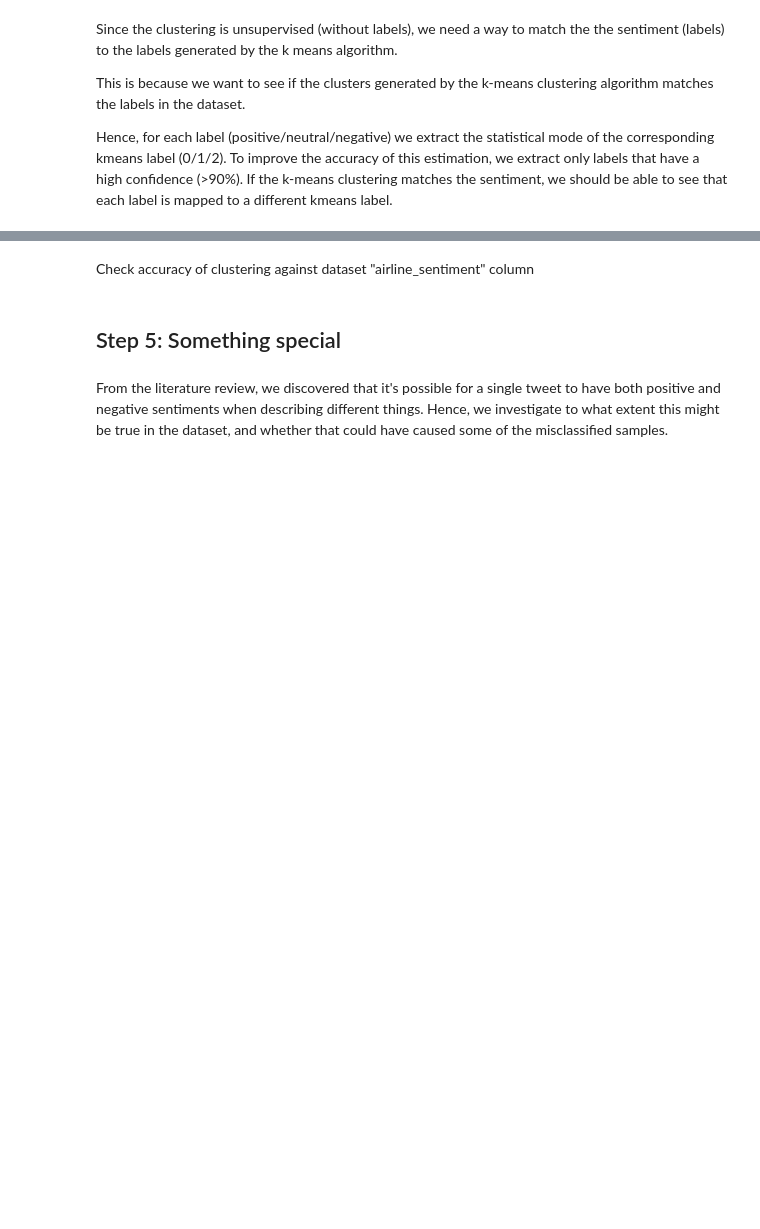
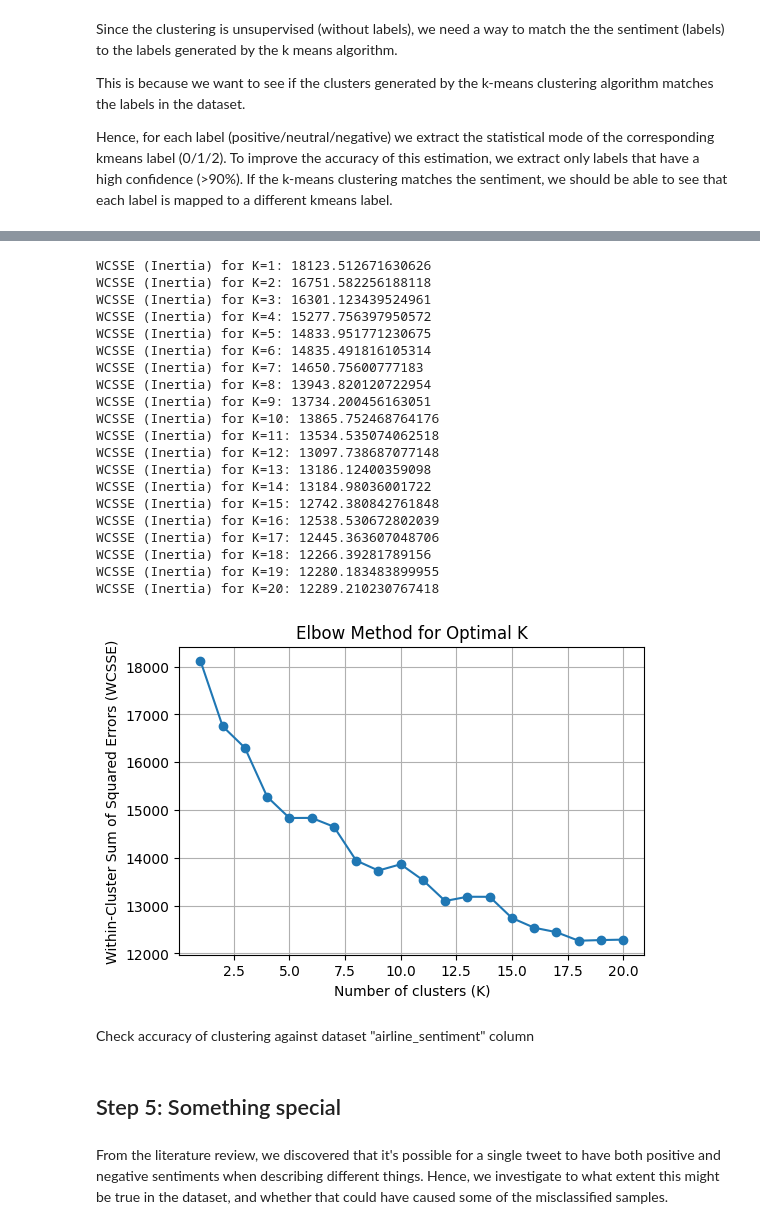
Before and after one commit to NomadZhang/MSI5001, a Jupyter notebook: main.ipynb, the cells around one changed output, grey strips where cells are left out. Saved outputs shown, nothing was run; the diff lists cells and outputs as text; code cells hidden in the pictures; blank space fills up the shorter version.

```diff
--- a/main.ipynb
+++ b/main.ipynb
@@ -138,3 +182,8 @@ Vocabulary: ['00', '000', '000114', '000419', '000ft', '000lbs', '0011', '0016',
+# %%
+#Extract features for the tweets with only VADER words
+tweets_vader=tweet_data["vader_words"].tolist()
+vectorizer = CountVectorizer()
+X_vader = vectorizer.fit_transform(tweets_vader)
 # %%
 #Ignore this for now
 
@@ -239,3 +335,48 @@ Here we see that positive and neutral sentiments are mapped to label "1". Hence
+# %%
+#Run the elbow method again but using only the VADER words
+
+# Use Elbow Method to investigate whether there are more clusters
+# Compute WCSSE for different values of K
+wcsse = []
+K_range = range(1, 21)
+# runs Kmeans for k = 1 to 20
+for k in K_range:
+    kmeans = KMeans(n_clusters=k, random_state=42, n_init=10)
+    kmeans.fit(X_vader)
+    wcsse.append(kmeans.inertia_)
+    print(f"WCSSE (Inertia) for K={k}:", kmeans.inertia_)
+
+
+# 3. Plot Elbow Curve
+plt.figure(figsize=(6, 4))
+plt.plot(K_range, wcsse, marker='o')
+plt.title('Elbow Method for Optimal K')
+plt.xlabel('Number of clusters (K)')
+plt.ylabel('Within-Cluster Sum of Squared Errors (WCSSE)')
+plt.grid(True)
+plt.show()
+# %% [output]
+WCSSE (Inertia) for K=1: 18123.512671630626
+WCSSE (Inertia) for K=2: 16751.582256188118
+WCSSE (Inertia) for K=3: 16301.123439524961
+WCSSE (Inertia) for K=4: 15277.756397950572
+WCSSE (Inertia) for K=5: 14833.951771230675
+WCSSE (Inertia) for K=6: 14835.491816105314
+WCSSE (Inertia) for K=7: 14650.75600777183
+WCSSE (Inertia) for K=8: 13943.820120722954
+WCSSE (Inertia) for K=9: 13734.200456163051
+WCSSE (Inertia) for K=10: 13865.752468764176
+WCSSE (Inertia) for K=11: 13534.535074062518
+WCSSE (Inertia) for K=12: 13097.738687077148
+WCSSE (Inertia) for K=13: 13186.12400359098
+WCSSE (Inertia) for K=14: 13184.98036001722
+WCSSE (Inertia) for K=15: 12742.380842761848
+WCSSE (Inertia) for K=16: 12538.530672802039
+WCSSE (Inertia) for K=17: 12445.363607048706
+WCSSE (Inertia) for K=18: 12266.39281789156
+WCSSE (Inertia) for K=19: 12280.183483899955
+WCSSE (Inertia) for K=20: 12289.210230767418
+[figure, added]
 # %% [markdown]
 Check accuracy of clustering against dataset "airline_sentiment" column
 # %%
```
Also changed, not shown: parts of 9 cells of this notebook.
